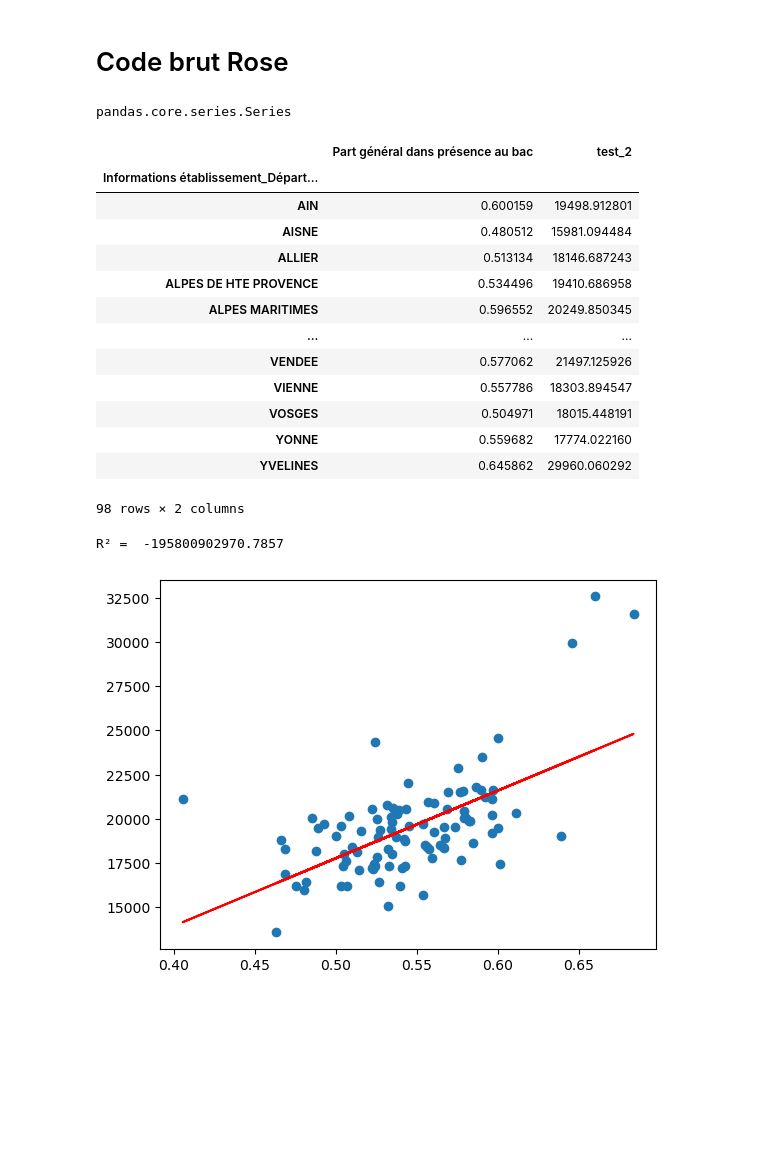
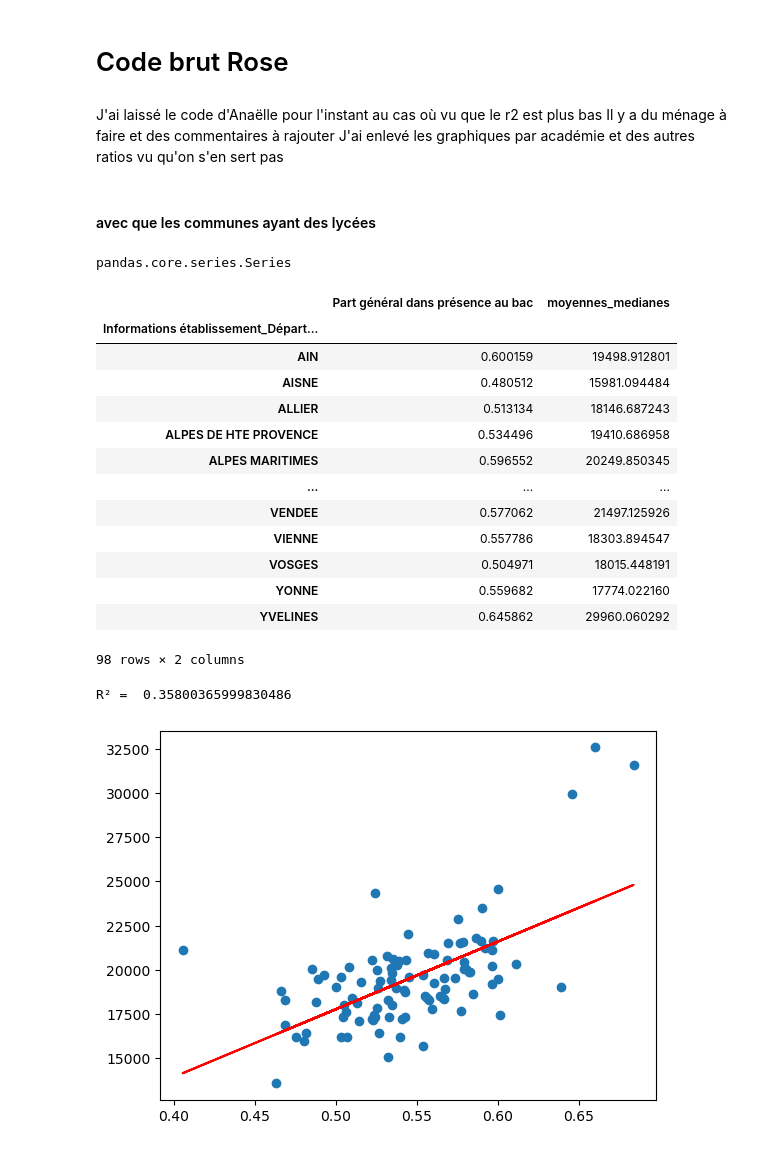
Before and after one commit to Acochepin/Python-2A---AC---JM---RS, a Jupyter notebook: Manipulation bases de données.ipynb, the cells around one changed output. Cells and saved outputs as stored; diff of their text form; code cells hidden in the pictures; blank space fills up the shorter version.

Commit message:
régressions avec toutes les communes

```diff
--- a/Manipulation bases de données.ipynb
+++ b/Manipulation bases de données.ipynb
@@ -800,30 +808,30 @@ plt.show()
 # %% [markdown]
 # Code brut Rose #
+# %% [markdown]
+J'ai laissé le code d'Anaëlle pour l'instant au cas où vu que le r2 est plus bas
+Il y a du ménage à faire et des commentaires à rajouter
+J'ai enlevé les graphiques par académie et des autres ratios vu qu'on s'en sert pas
+# %% [markdown]
+#### avec que les communes ayant des lycées
 # %%
 df2 = df.copy()
 df2["test"] = df["Nbre d'unités de consommation dans les ménages fiscaux_NBUC19"]*df["Médiane (€)_Q219"]
-df3= df2.groupby("Informations établissement_Académie")["test"].sum()
-test = df3/df.groupby("Informations établissement_Académie")["Nbre d'unités de consommation dans les ménages fiscaux_NBUC19"].sum()
+df3 = df2.groupby("Informations établissement_Département")["test"].sum()
 
-df4 = df.copy()
-df4["test"] = df["Nbre d'unités de consommation dans les ménages fiscaux_NBUC19"]*df["Médiane (€)_Q219"]
-df5 = df4.groupby("Informations établissement_Département")["test"].sum()
+moyennes_medianes = df3/df.groupby("Informations établissement_Département")["Nbre d'unités de consommation dans les ménages fiscaux_NBUC19"].sum()
 
-test_2 = df5/df.groupby("Informations établissement_Département")["Nbre d'unités de consommation dans les ménages fiscaux_NBUC19"].sum()
-
-type(test_2)
+type(moyennes_medianes)
 # %% [output]
 pandas.core.series.Series
 # %%
 type(df.groupby("Informations établissement_Département")["Nombre d'élèves présents au Bac_GNLE"].sum() / (df.groupby("Informations établissement_Département")["Nombre d'élèves présents au Bac_TOTAL_Pro"].sum() + df.groupby("Informations établissement_Département")["Nombre d'élèves présents au Bac_TOTAL_LGT"].sum()))
-x = df.groupby("Informations établissement_Département")["Nombre d'élèves présents au Bac_GNLE"].sum() / (df.groupby("Informations établissement_Département")["Nombre d'élèves présents au Bac_TOTAL_Pro"].sum() + df.groupby("Informations établissement_Département")["Nombre d'élèves présents au Bac_TOTAL_LGT"].sum())
-
-frame = {"Part général dans présence au bac": x, "test_2": test_2}
+x_reg = df.groupby("Informations établissement_Département")["Nombre d'élèves présents au Bac_GNLE"].sum() / (df.groupby("Informations établissement_Département")["Nombre d'élèves présents au Bac_TOTAL_Pro"].sum() + df.groupby("Informations établissement_Département")["Nombre d'élèves présents au Bac_TOTAL_LGT"].sum())
+frame = {"Part général dans présence au bac": x_reg, "moyennes_medianes": moyennes_medianes}
 df_reg = pd.DataFrame(frame)
 df_reg = df_reg.dropna(axis = 0, how = "any")
 df_reg
 # %% [output]
-|  | Part général dans présence au bac | test_2 |
+|  | Part général dans présence au bac | moyennes_medianes |
 | Informations établissement_Départ... |  |  |
 | AIN | 0.600159 | 19498.912801 |
 | AISNE | 0.480512 | 15981.094484 |
@@ -838,21 +846,21 @@ df_reg
 | YVELINES | 0.645862 | 29960.060292 |
 98 rows × 2 columns
 # %%
-x = np.array(df_reg[["Part général dans présence au bac"]])
-y = np.array(df_reg[["test_2"]])
+x1 = np.array(df_reg[["Part général dans présence au bac"]])
+y1 = np.array(df_reg[["moyennes_medianes"]])
 
-x = x.reshape(-1,1)
-y = y.reshape(-1,1)
+x1 = x1.reshape(-1,1)
+y1 = y1.reshape(-1,1)
 
 regression_model = LinearRegression()
-regression_model.fit(x,y)
-y_predicted = regression_model.predict(x)
+regression_model.fit(x1,y1)
+y_predicted1 = regression_model.predict(x1)
 
-plt.scatter(x, y)
-plt.plot(x, y_predicted, color='r')
+plt.scatter(x1, y1)
+plt.plot(x1, y_predicted1, color='r')
 
-r2 = r2_score (x, y)
+r2 = r2_score (y1, y_predicted1)
 print("R² = ", r2)
 # %% [output]
-R² =  -195800902970.7857
+R² =  0.35800365999830486
 [figure]
```
Also changed, not shown: parts of 18 cells of this notebook.
